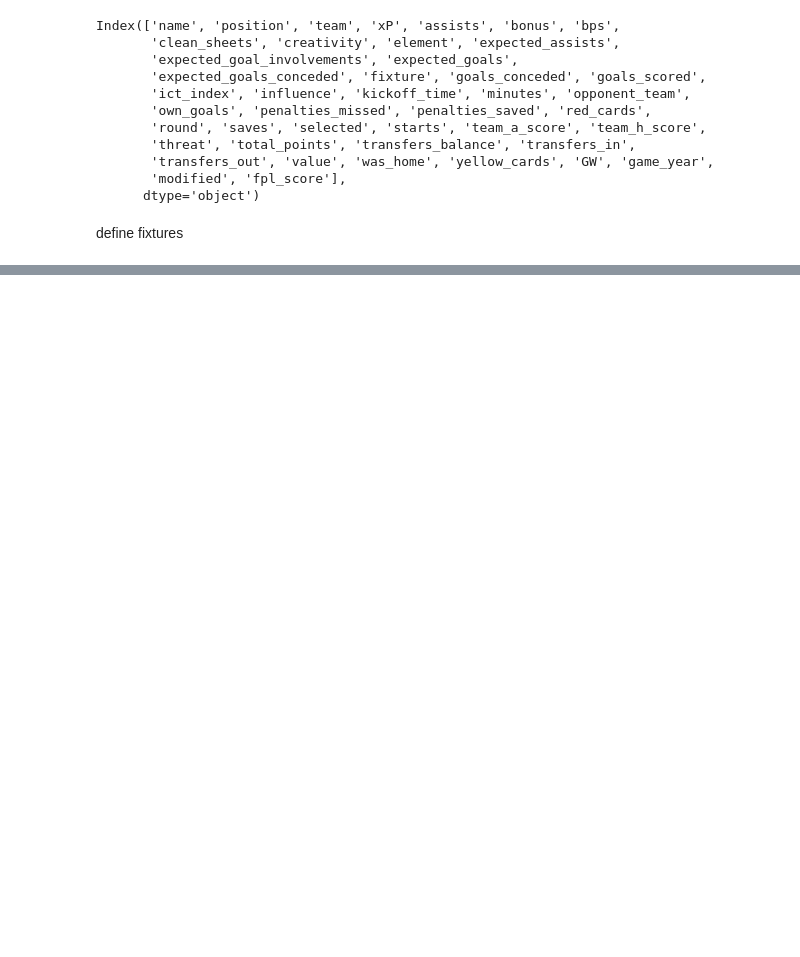
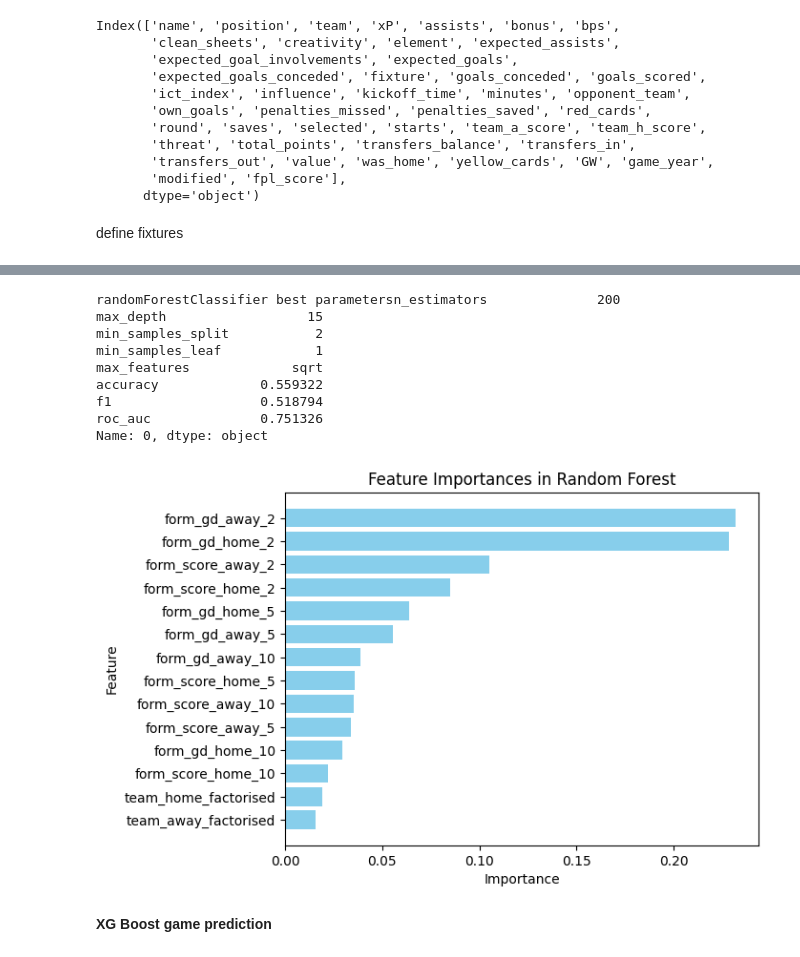
Before and after one commit to ZacUWH/Python-Projects, a Jupyter notebook: p2__football_results_predictions/football_data_api.ipynb, the cells around one changed output, grey strips where cells are left out. Drawn from its saved outputs; the diff is of its cells as text; code cells hidden in the pictures; blank space fills up the shorter version.

```diff
--- a/p2__football_results_predictions/football_data_api.ipynb
+++ b/p2__football_results_predictions/football_data_api.ipynb
@@ -302,10 +330,12 @@ def scoring_mechanism (minutes, goals_scored, assists ,position, saves, penaltie
 def result_classification (team_a_score, team_h_score):
 
     if team_a_score > team_h_score:
-        result = "Away win"
+        result = "Away Win"
     elif team_h_score > team_a_score:
         result = "Home Win"
     elif team_a_score == team_h_score:
         result = "Draw"
 
     return result
+
+print("result_classification ready")
@@ -312,3 +346,18 @@ def result_classification (team_a_score, team_h_score):
+# %%
+def championship_points_from_match(team, result, away_team, home_team):
+    points = 0
+    if team == away_team:
+        if result == "Away Win":
+            points += 3
+        elif result == "Draw":
+            points += 1
+    elif team == home_team:
+        if result == "Home Win":
+            points += 3
+        elif result == "Draw":
+            points += 1
+
+    return points
 # %%
 # Define the required columns as a set (no need for a list of sets)
 required_columns_scoring_mechanism = {
@@ -562,0 +669,35 @@ Note: you may need to restart the kernel to use updated packages.
+# %%
+df_best_params = rf_results.sort_values('accuracy', ascending=False).iloc[0]
+
+print(f"randomForestClassifier best parameters{df_best_params}")
+
+feature_names = X_train.columns
+importances = rf_model.feature_importances_
+
+# Create a DataFrame for better visualization
+rf_importance_df = pd.DataFrame({
+    'Feature': feature_names,
+    'Importance': importances
+}).sort_values(by='Importance', ascending=False)
+
+# Plot feature importances
+#plt.figure(figsize=(10, 6))
+plt.barh(rf_importance_df['Feature'], rf_importance_df['Importance'], color='skyblue')
+plt.xlabel('Importance')
+plt.ylabel('Feature')
+plt.title('Feature Importances in Random Forest')
+plt.gca().invert_yaxis()  # To display the highest importance at the top
+plt.show()
+# %% [output]
+randomForestClassifier best parametersn_estimators              200
+max_depth                  15
+min_samples_split           2
+min_samples_leaf            1
+max_features             sqrt
+accuracy             0.559322
+f1                   0.518794
+roc_auc              0.751326
+Name: 0, dtype: object
+[figure, added]
+# %% [markdown]
+<strong> XG Boost game prediction </strong>
```
Also changed, not shown: parts of 21 cells of this notebook.
